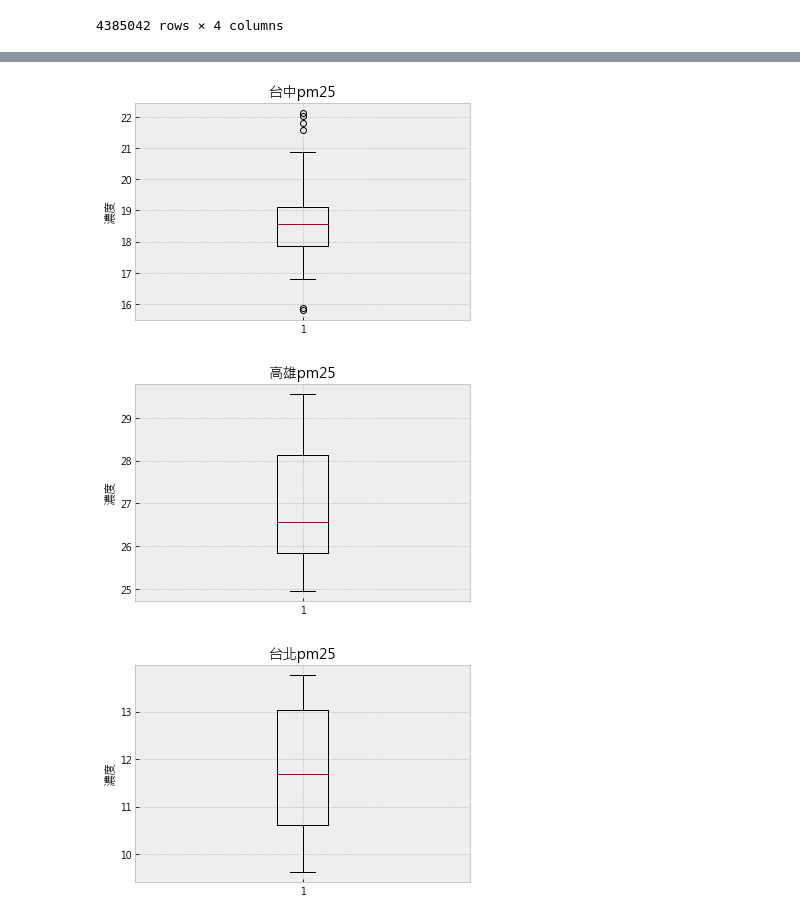
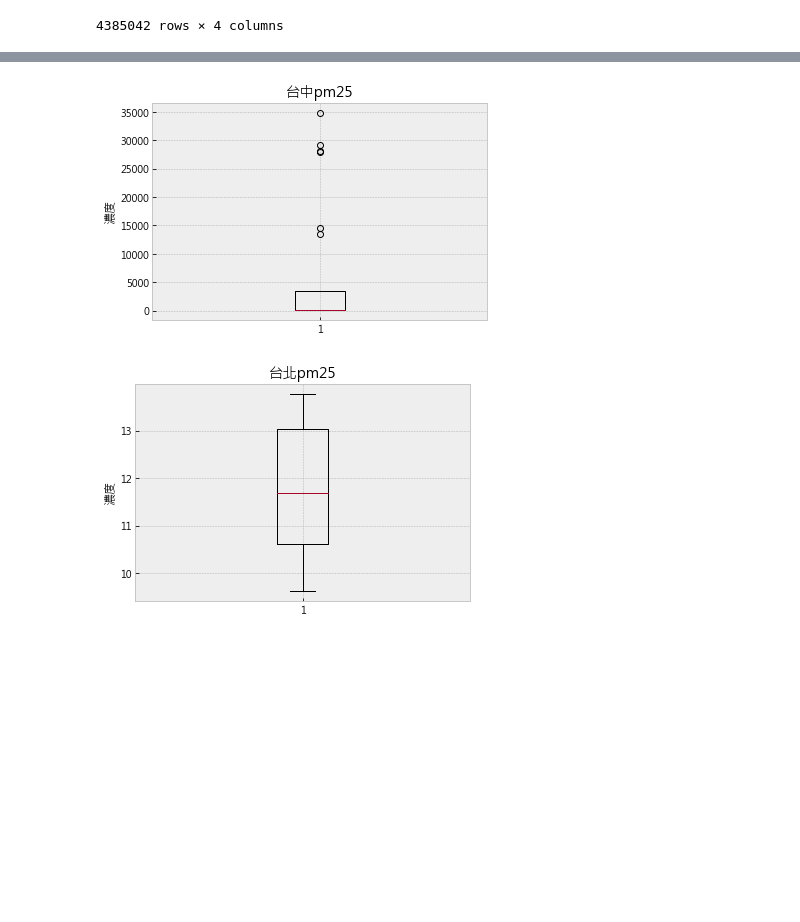
Before and after one commit to 0xdeceiverAngel/data-science-hw, a Jupyter notebook: Homework #3 .ipynb, the cells around one changed output, grey strips where cells are left out. Drawn from its saved outputs; the diff is of its cells as text; code cells hidden in the pictures; blank space fills up the shorter version.

```diff
--- a/Homework #3 .ipynb
+++ b/Homework #3 .ipynb
@@ -92,9 +53,7 @@ taichung_df
 # %%
-taichung_df[(taichung_df["time"]=="11") & (taichung_df["PM25"]>1000)]
-mask=(taichung_df["PM25"]>1000)
-taichung_df=taichung_df[~mask]
-# taichung_df[["time","PM25"]]
-# kaohsiung_df[["time","PM25"]]
+# taichung_df[(taichung_df["time"]=="11") & (taichung_df["PM25"]>1000)]
+# mask=(taichung_df["PM25"]>1000)
+# taichung_df=taichung_df[~mask] #del big pm25 value
 # %%
 avg_taichung_df=taichung_df.groupby("time").mean()
 # %%
@@ -132,24 +90,23 @@ plt.show()
 # %%
 plt.title("台中pm25")
 plt.ylabel("濃度")
 
 # fig,ax=plt.subplots()
 # ax.set_title('pm25')
 # plt.boxplot([taichung_df["PM25"],kaohsiung_df["PM25"]],['台中','高雄'])
 plt.boxplot(avg_taichung_df["PM25"])
 plt.show()
 
-plt.title("高雄pm25")
-plt.ylabel("濃度")
-plt.boxplot(avg_kaohsiung_df["PM25"])
-plt.show()
+# plt.title("高雄pm25")
+# plt.ylabel("濃度")
+# plt.boxplot(avg_kaohsiung_df["PM25"])
+# plt.show()
 # taichung_df["PM25"]
 
 plt.title("台北pm25")
 plt.ylabel("濃度")
 plt.boxplot(avg_taipei_df_df["PM25"])
 plt.show()
 # %% [output]
-[figure, old version]
+[figure, new version]
-[figure, old version]
+[figure, new version]
-[figure, removed]
```
Also changed, not shown: parts of 11 cells of this notebook.
